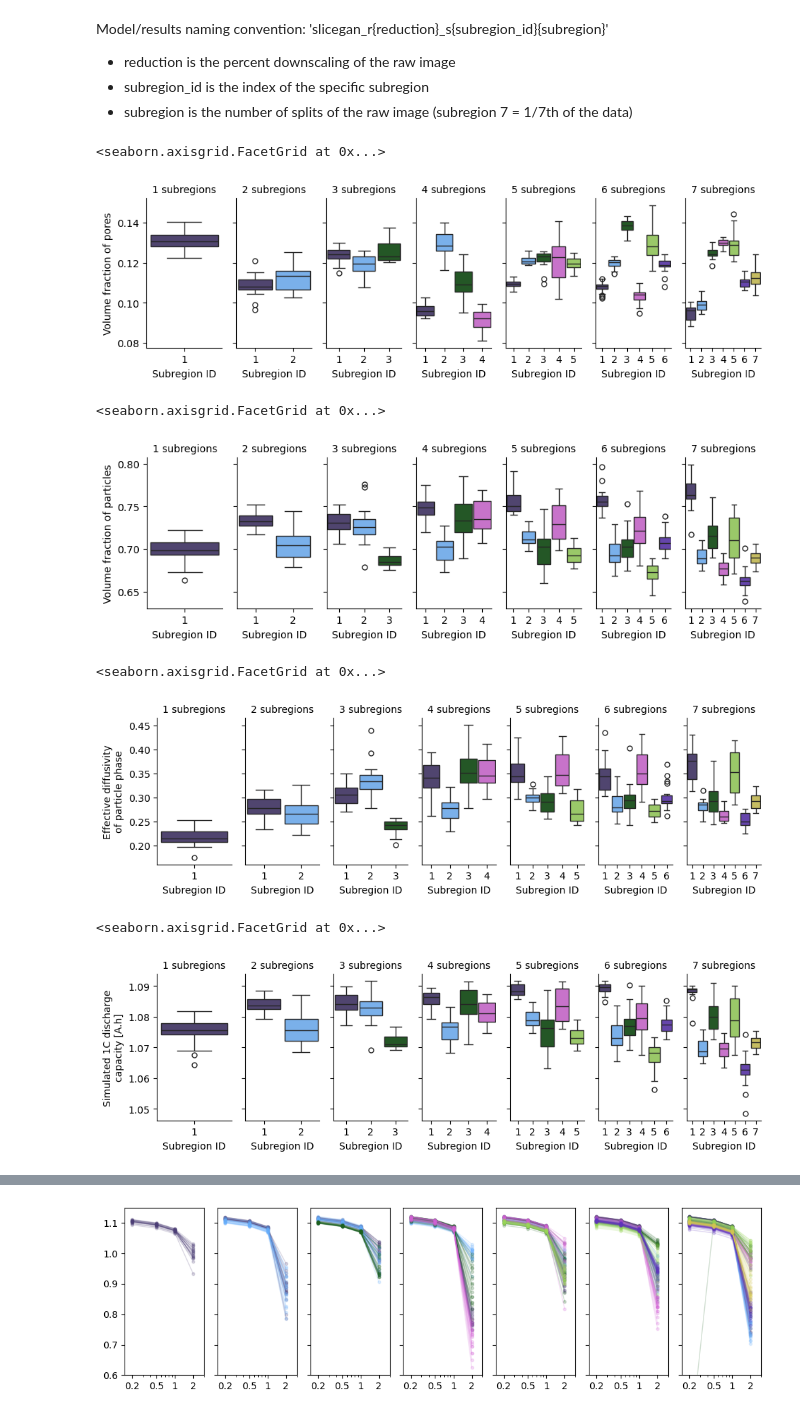
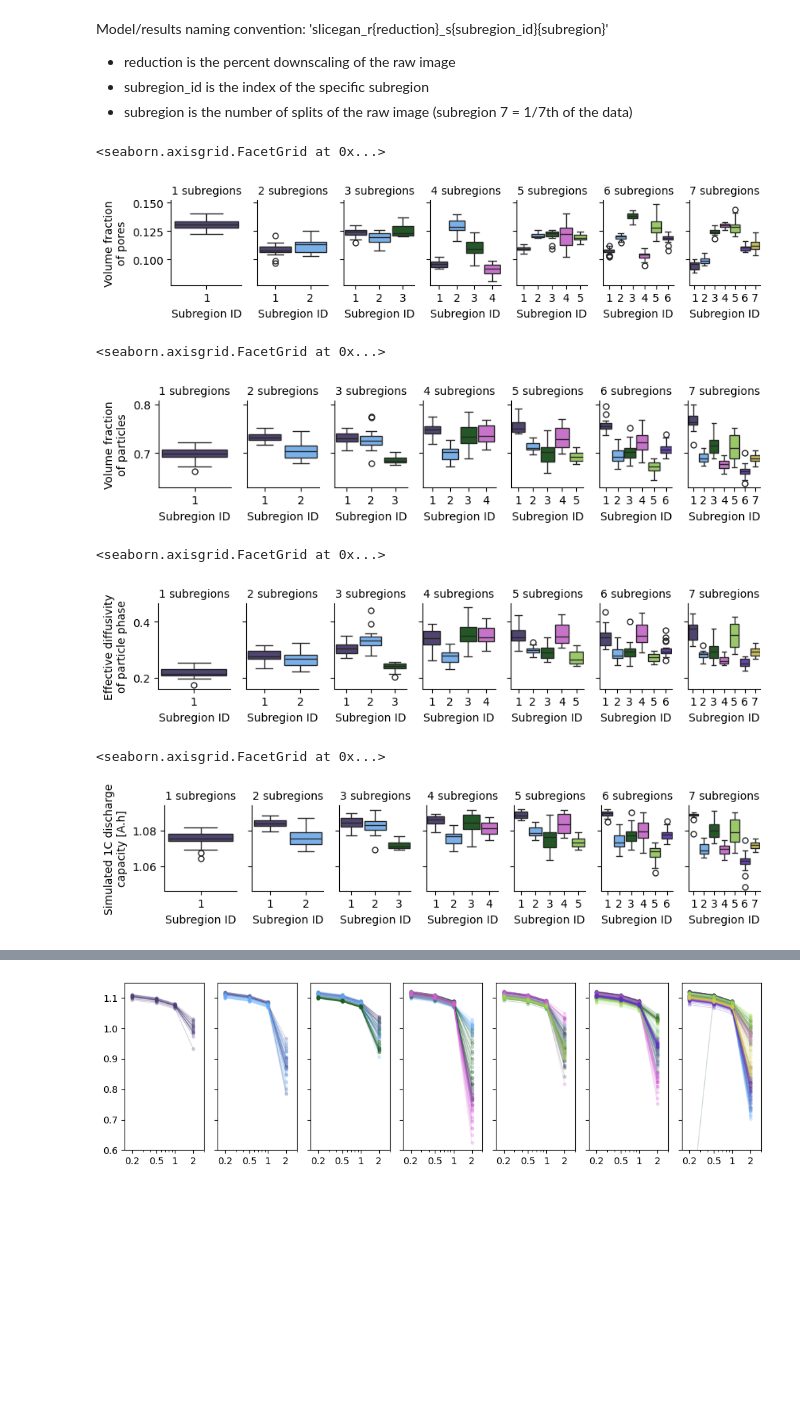
Before and after one commit to NREL/sem-to-echem, a Jupyter notebook: results_analysis.ipynb, the cells around one changed output, grey strips where cells are left out. Drawn from its saved outputs; the diff is of its cells as text; code cells hidden in the pictures; blank space fills up the shorter version.

Commit message:
analysis and image generation

```diff
--- a/results_analysis.ipynb
+++ b/results_analysis.ipynb
@@ -173,35 +173,35 @@ df_0p2 = df[df['reduction'] == 0.2]
 # %%
 sns.plotting_context('paper')
 colors = ["#4c3e76", "#68affc", "#1c5f1e", "#d564d8", "#9ad859", "#5e34bc", "#d6c951"]
 
 go = sns.catplot(data=df_0p2, y="vf pore", x="subregion_id", hue="subregion_id", col="subregion",
-                 palette=colors, kind='box', sharex=False, width=0.9, aspect=0.45, height=3, legend=False)
-go.set_axis_labels("Subregion ID", "Volume fraction of pores")
+                 palette=colors, kind='box', sharex=False, width=0.9, aspect=0.6, height=2, legend=False)
+go.set_axis_labels("Subregion ID", "Volume fraction\nof pores")
 go.set_titles("{col_name} subregions")
 # %% [output]
 <seaborn.axisgrid.FacetGrid at 0x...>
-[figure, old version]
+[figure, new version]
 # %%
 go = sns.catplot(data=df_0p2, y="vf particle", x="subregion_id", hue="subregion_id", col="subregion",
-                 palette=colors, kind='box', sharex=False, width=0.9, aspect=0.45, height=3, legend=False)
-go.set_axis_labels("Subregion ID", "Volume fraction of particles")
+                 palette=colors, kind='box', sharex=False, width=0.9, aspect=0.6, height=2, legend=False)
+go.set_axis_labels("Subregion ID", "Volume fraction\nof particles")
 go.set_titles("{col_name} subregions")
 # %% [output]
 <seaborn.axisgrid.FacetGrid at 0x...>
-[figure, old version]
+[figure, new version]
 # %%
 go = sns.catplot(data=df_0p2, y="D eff", x="subregion_id", hue="subregion_id", col="subregion",
-                 palette=colors, kind='box', sharex=False, width=0.9, aspect=0.45, height=3, legend=False)
+                 palette=colors, kind='box', sharex=False, width=0.9, aspect=0.6, height=2, legend=False)
 go.set_axis_labels("Subregion ID", "Effective diffusivity\nof particle phase")
 go.set_titles("{col_name} subregions")
 # %% [output]
 <seaborn.axisgrid.FacetGrid at 0x...>
-[figure, old version]
+[figure, new version]
 # %%
 go = sns.catplot(data=df_0p2, y="qdis_1C", x="subregion_id", hue="subregion_id", col="subregion",
-                 palette=colors, kind='box', sharex=False, width=0.9, aspect=0.45, height=3, legend=False)
+                 palette=colors, kind='box', sharex=False, width=0.9, aspect=0.6, height=2, legend=False)
 go.set_axis_labels("Subregion ID", "Simulated 1C discharge\ncapacity [A.h]")
 go.set_titles("{col_name} subregions")
 # %% [output]
 <seaborn.axisgrid.FacetGrid at 0x...>
-[figure, old version]
+[figure, new version]
```
Also changed, not shown: parts of 12 cells of this notebook, 22 other files.
